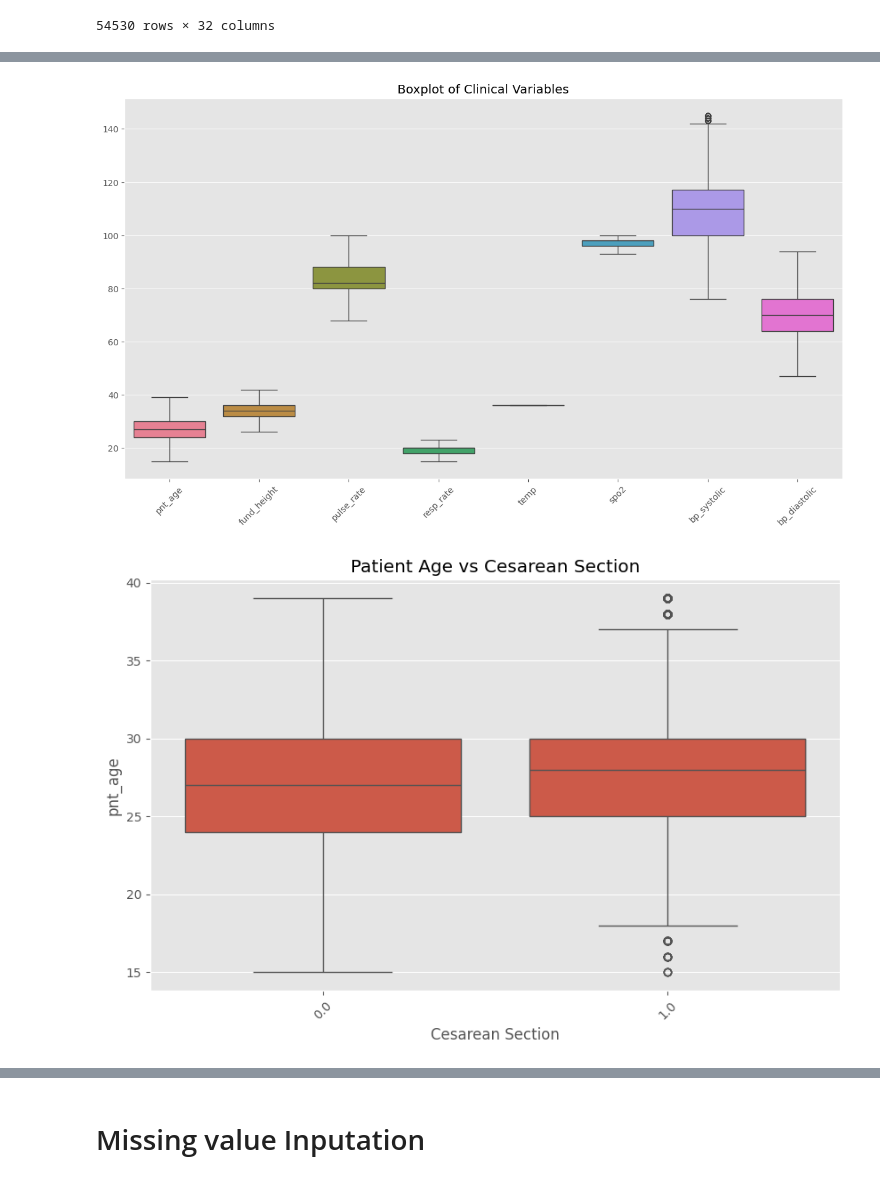
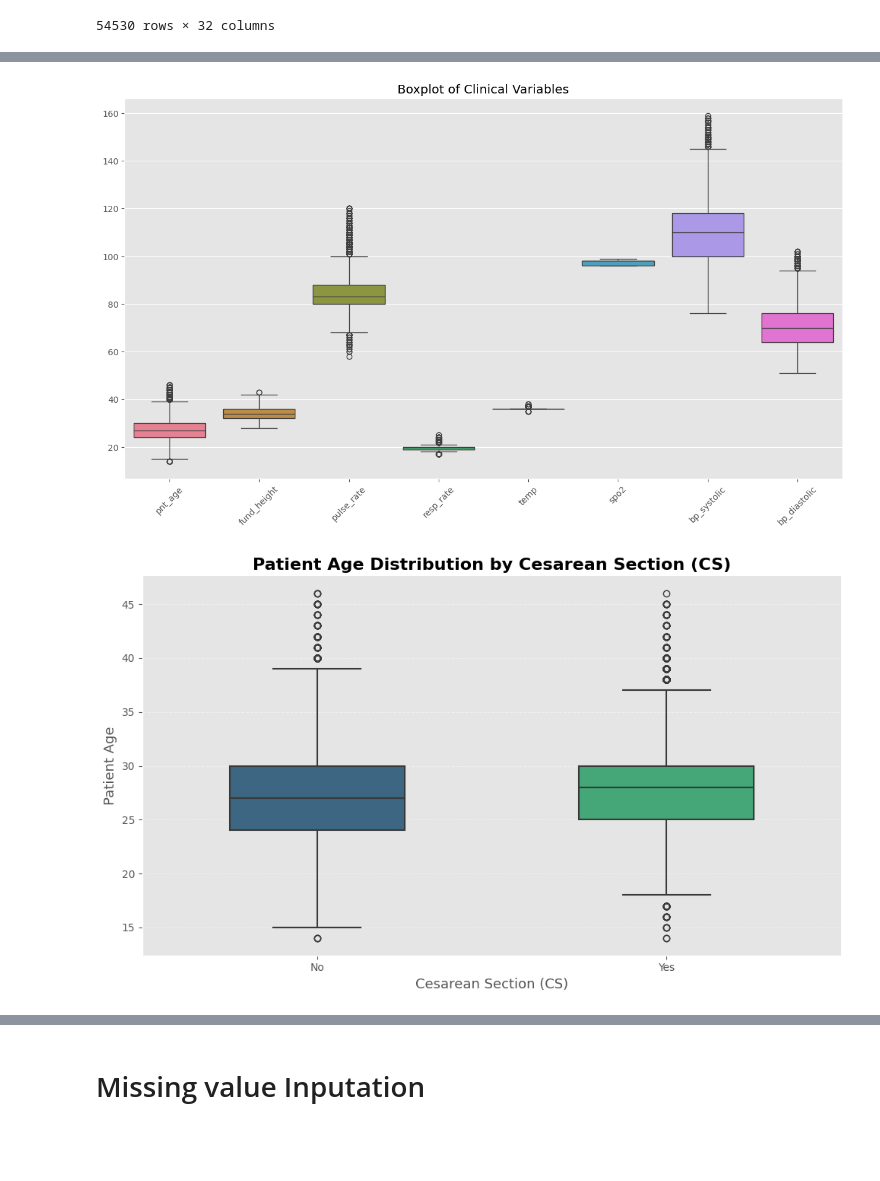
Before and after one commit to DegaregeN/mode_of_delivery-, a Jupyter notebook: data/processed/data_preprocessing.ipynb, the cells around one changed output, grey strips where cells are left out. Cells and saved outputs as stored; diff of their text form; code cells hidden in the pictures; blank space fills up the shorter version.

```diff
--- a/data/processed/data_preprocessing.ipynb
+++ b/data/processed/data_preprocessing.ipynb
@@ -671,8 +671,8 @@ def replace_outliers_with_nan(df, cols):
         # Convert to numeric safely
         df[col] = pd.to_numeric(df[col], errors='coerce')
 
-        Q1 = df[col].quantile(0.25)
-        Q3 = df[col].quantile(0.75)
+        Q1 = df[col].quantile(0.45)
+        Q3 = df[col].quantile(0.90)
 
         IQR = Q3 - Q1
 
@@ -806,14 +806,42 @@ plt.xticks(rotation=45)
 plt.title("Boxplot of Clinical Variables")
 plt.show()
 # %% [output]
-[figure, old version]
+[figure, new version]
 # %%
 plt.figure(figsize=(10,6))
-sns.boxplot(x='Cesarean Section', y='pnt_age', data=df)
-plt.xticks(rotation=45)
-plt.title("Patient Age vs Cesarean Section")
+
+# Boxplot
+ax = sns.boxplot(
+    x='Cesarean Section',
+    y='pnt_age',
+    data=df,
+    palette='viridis',
+    width=0.5,
+    linewidth=1.5
+)
+
+# Rename x-axis category labels
+ax.set_xticklabels(['No', 'Yes'])
+
+# Title and labels
+plt.title(
+    "Patient Age Distribution by Cesarean Section (CS)",
+    fontsize=16,
+    fontweight='bold'
+)
+
+plt.xlabel("Cesarean Section (CS)", fontsize=13)
+plt.ylabel("Patient Age", fontsize=13)
+
+# Grid
+plt.grid(axis='y', linestyle='--', alpha=0.4)
+
+# Remove top/right borders
+sns.despine()
+
+plt.tight_layout()
 plt.show()
 # %% [output]
-[figure, old version]
+[figure, new version]
 # %%
 plt.figure(figsize=(8,5))
```
Also changed, not shown: parts of 14 cells of this notebook, 1 other file.
